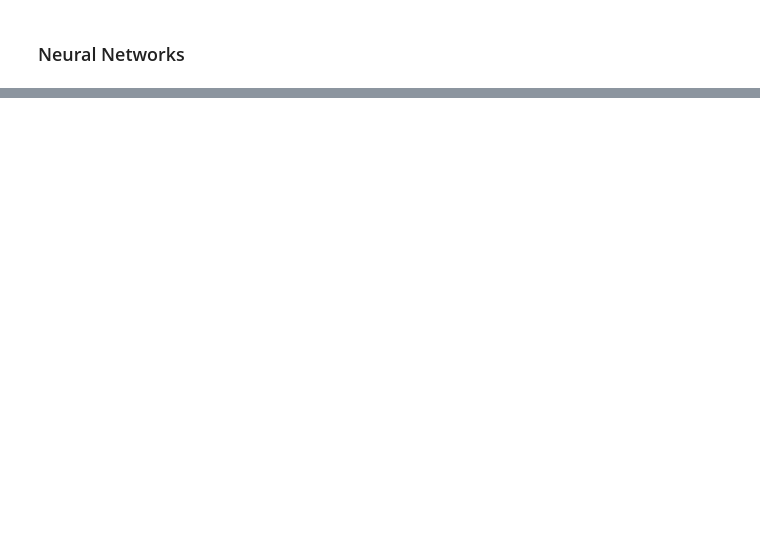
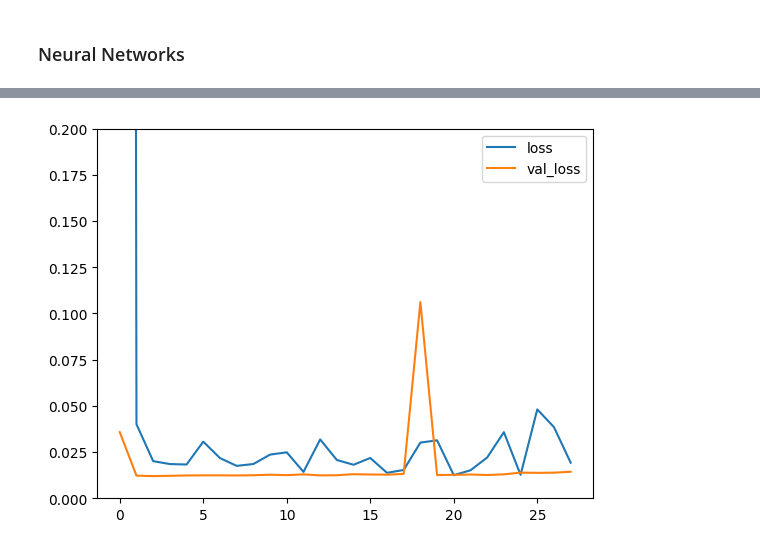
Before and after one commit to AThompson04/credit-card-fraud-detection, a Jupyter notebook: notebooks/modeling.ipynb, the cells around one changed output, grey strips where cells are left out. Saved outputs shown, nothing was run; the diff lists cells and outputs as text; code cells hidden in the pictures; blank space fills up the shorter version.

```diff
--- a/notebooks/modeling.ipynb
+++ b/notebooks/modeling.ipynb
@@ -222,0 +229,21 @@ weighted avg       0.97      0.97      0.97    169966
+# %%
+tree = GradientBoostingClassifier(random_state=46)
+
+param_grid = { # This will be used for all samples
+    'n_estimators': [100, 200], # number of sequential trees to be modeled
+    'max_depth': [10, 15], # maximum depth of the individual regression estimators
+    'learning_rate': [0.01, 0.1],
+    #'min_samples_split': [2, 5],
+    'max_features': [5, 10, 15]
+}
+
+grid_search_tree = GridSearchCV(
+    estimator=tree,
+    param_grid=param_grid,
+    cv=5,  # 5-fold cross-validation
+    scoring='accuracy',  # Metric to optimize
+    n_jobs=-1,  # Use all processors
+    verbose=1
+)
+
+grid_search_tree.fit(X_train, y_train)
@@ -224,0 +353,19 @@ weighted avg       0.97      0.97      0.97    169966
+# %%
+model = Sequential()
+model.add(Dense(units=29,activation='relu'))
+model.add(Dropout(0.2))
+
+model.add(Dense(units=15,activation='relu'))
+model.add(Dropout(0.2))
+
+model.add(Dense(units=1,activation='sigmoid'))
+model.compile(loss='binary_crossentropy', optimizer='adam')
+# %%
+early_stop = EarlyStopping(monitor='val_loss', mode='min', verbose=1, patience=25)
+# %%
+model.fit(x=X_train,
+          y=y_train,
+          epochs=600,
+          validation_data=(X_test, y_test), verbose=1,
+          callbacks=[early_stop]
+          )
@@ -224,0 +391,5 @@ weighted avg       0.97      0.97      0.97    169966
+# %%
+model_loss = pd.DataFrame(model.history.history)
+model_loss.plot(ylim=[0,0.2]);
+# %% [output]
+[figure, added]
```
Also changed, not shown: parts of 34 cells of this notebook.
